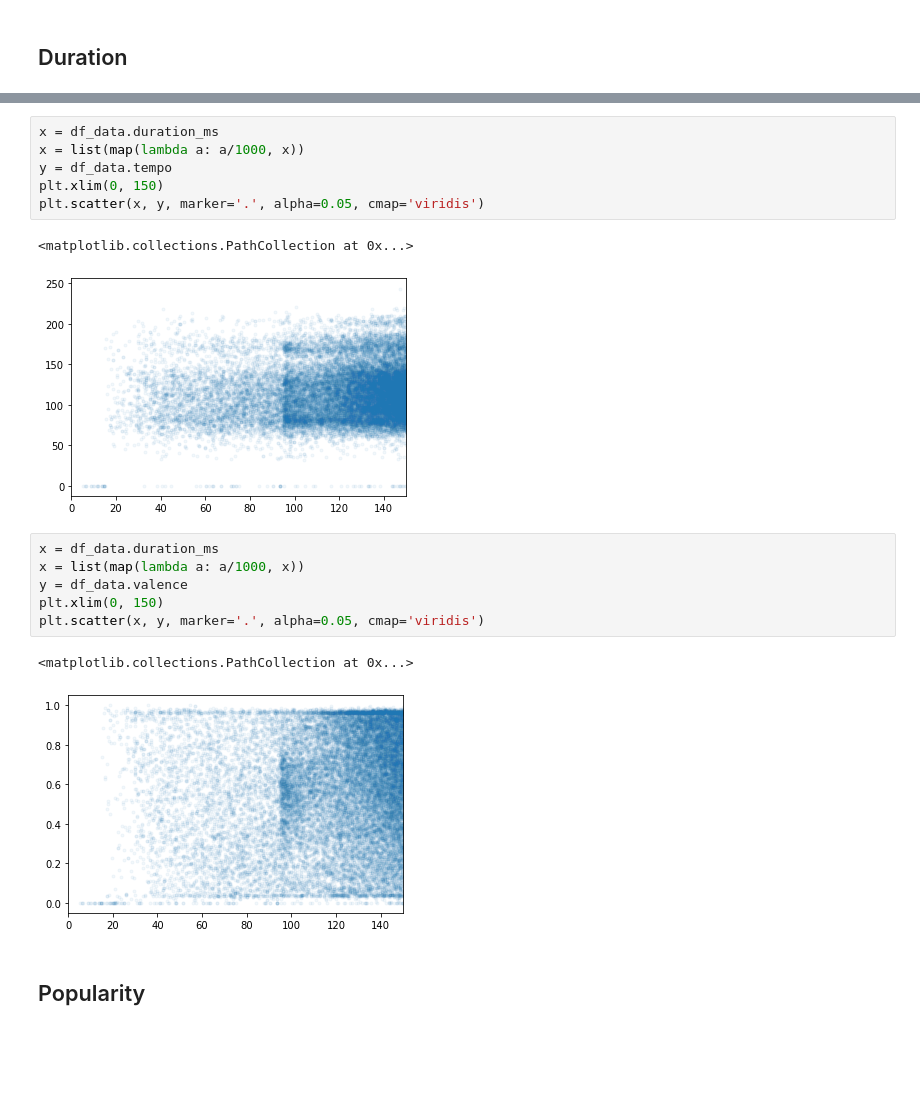
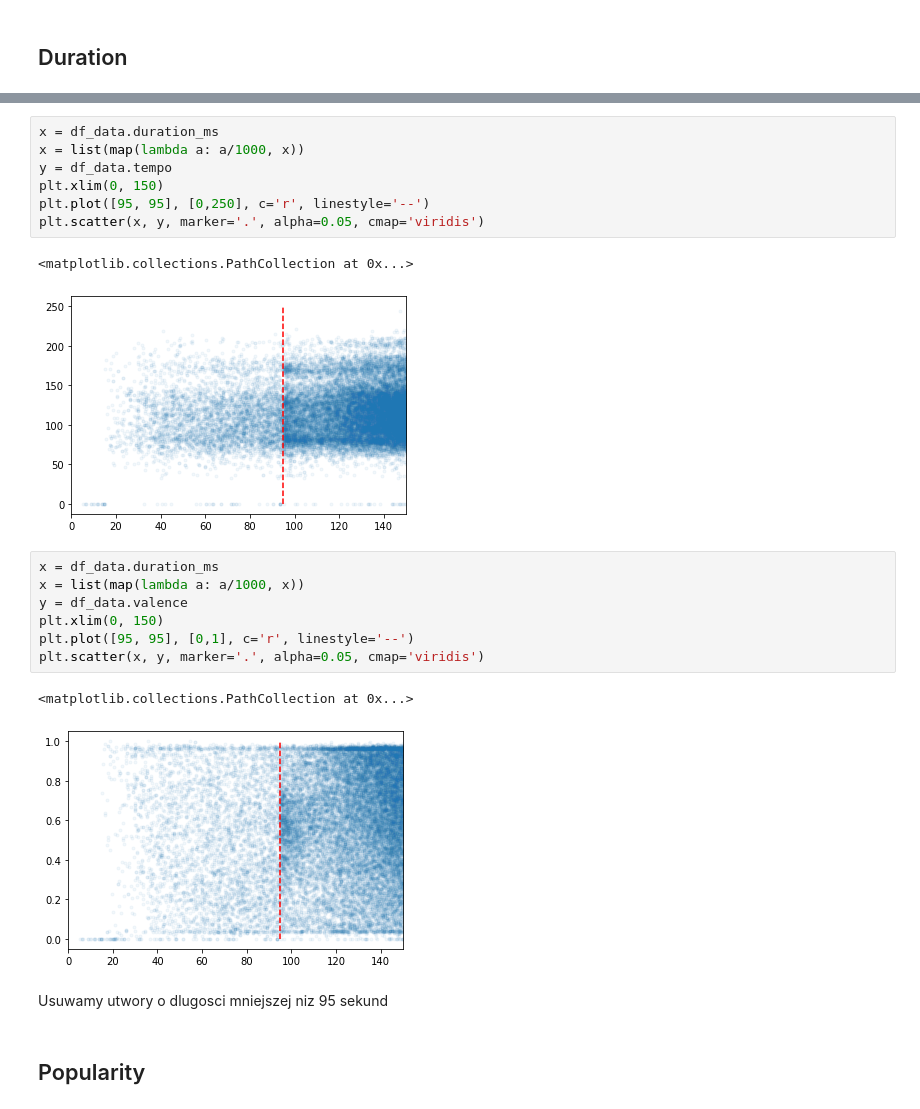
Before and after one commit to PiotrKolecki/PK_DK_Eksploracja_Danych_2020, a Jupyter notebook: kaggle_spotify_ed.ipynb, the cells around one changed output, grey strips where cells are left out. Cells and saved outputs as stored; diff of their text form; blank space fills up the shorter version.

```diff
--- a/kaggle_spotify_ed.ipynb
+++ b/kaggle_spotify_ed.ipynb
@@ -119,21 +125,25 @@ plt.scatter(x, y, marker='.', alpha=0.05, cmap='viridis')
 # %%
 x = df_data.duration_ms
 x = list(map(lambda a: a/1000, x))
 y = df_data.tempo
 plt.xlim(0, 150)
+plt.plot([95, 95], [0,250], c='r', linestyle='--')
 plt.scatter(x, y, marker='.', alpha=0.05, cmap='viridis')
 # %% [output]
 <matplotlib.collections.PathCollection at 0x...>
-[figure, old version]
+[figure, new version]
 # %%
 x = df_data.duration_ms
 x = list(map(lambda a: a/1000, x))
 y = df_data.valence
 plt.xlim(0, 150)
+plt.plot([95, 95], [0,1], c='r', linestyle='--')
 plt.scatter(x, y, marker='.', alpha=0.05, cmap='viridis')
 # %% [output]
 <matplotlib.collections.PathCollection at 0x...>
-[figure, old version]
+[figure, new version]
+# %% [markdown]
+Usuwamy utwory o dlugosci mniejszej niz 95 sekund
 # %% [markdown]
 ## Popularity
 # %%
```
Also changed, not shown: parts of 60 cells of this notebook.
